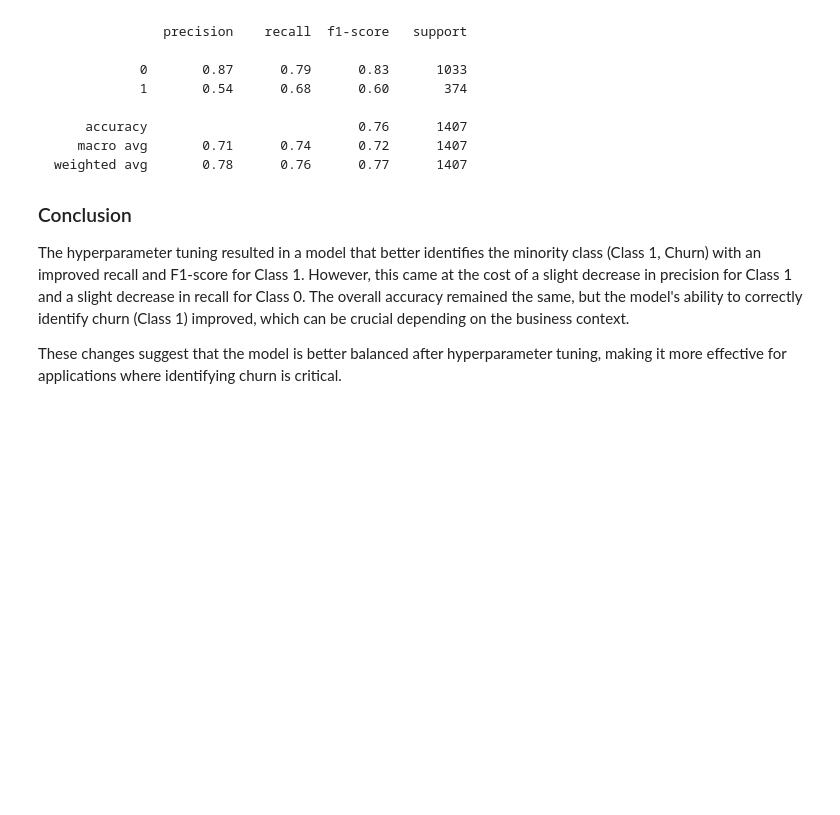
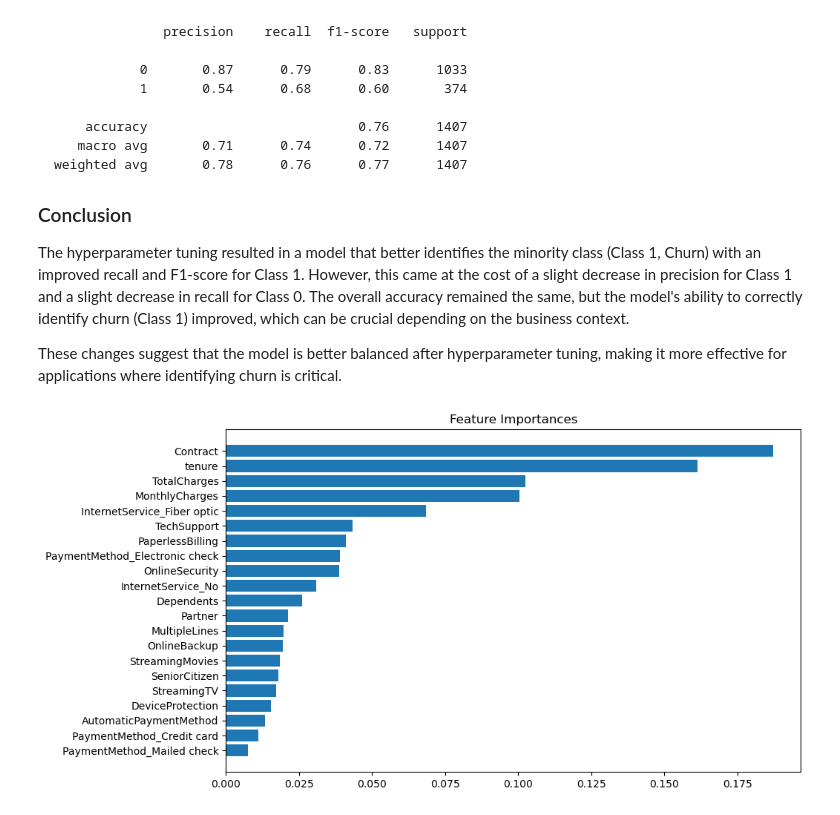
Before and after one commit to AndreaLolli2912/Artificial-Intelligence-for-Communication-and-Marketing, a Jupyter notebook: project-2/churn.ipynb, the cells around one changed output. Drawn from its saved outputs; the diff is of its cells as text; code cells hidden in the pictures; blank space fills up the shorter version.

Commit message:
Added analysis feature importance

```diff
--- a/project-2/churn.ipynb
+++ b/project-2/churn.ipynb
@@ -662,3 +662,20 @@ weighted avg       0.78      0.76      0.77      1407
 The hyperparameter tuning resulted in a model that better identifies the minority class (Class 1, Churn) with an improved recall and F1-score for Class 1. However, this came at the cost of a slight decrease in precision for Class 1 and a slight decrease in recall for Class 0. The overall accuracy remained the same, but the model's ability to correctly identify churn (Class 1) improved, which can be crucial depending on the business context.
 
 These changes suggest that the model is better balanced after hyperparameter tuning, making it more effective for applications where identifying churn is critical.
+# %%
+# Extract and plot feature importances
+feature_importances = best_pipeline.named_steps['classifier'].feature_importances_
+feature_names = best_pipeline.named_steps['preprocessing'].get_feature_names_out()
+
+feature_importance_df = pd.DataFrame({
+    'feature': feature_names,
+    'importance': feature_importances
+}).sort_values(by='importance', ascending=False)
+
+plt.figure(figsize=(10, 6))
+plt.barh(feature_importance_df['feature'], feature_importance_df['importance'])
+plt.title('Feature Importances')
+plt.gca().invert_yaxis()  # To display the most important feature at the top
+plt.show()
+# %% [output]
+[figure, added]
```
Also changed, not shown: parts of 1 cell of this notebook.
